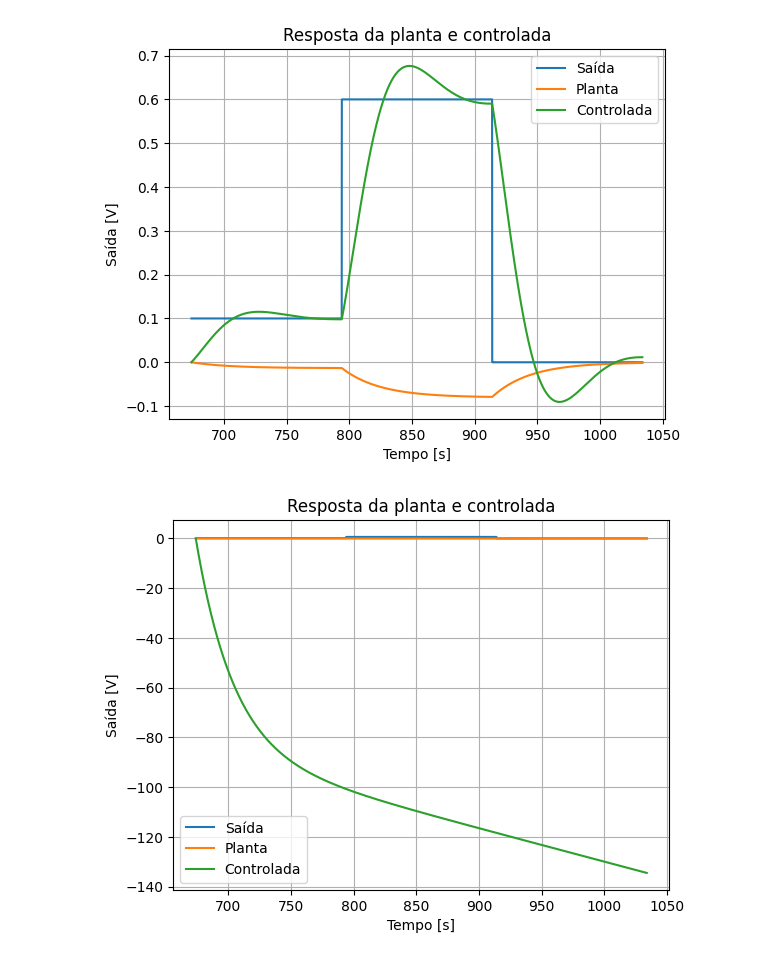
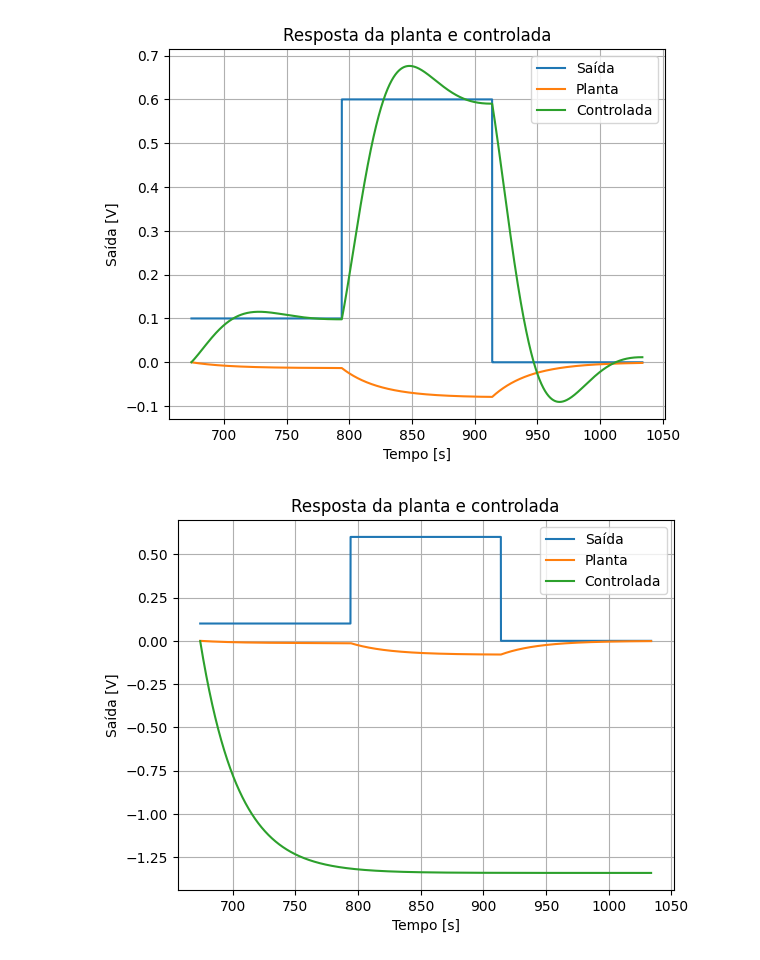
Before and after one commit to pedroivovasconcelos/laboratorio_de_controle_ii_chuveiro, a Jupyter notebook: control_calculator/Untitled3.ipynb, the cells around one changed output. Drawn from its saved outputs; the diff is of its cells as text; code cells hidden in the pictures.

```diff
--- a/control_calculator/Untitled3.ipynb
+++ b/control_calculator/Untitled3.ipynb
@@ -258,34 +258,34 @@ controlador_s = tf([kp*ti, kp], [ti, 0])
 # Discretizando a planta e o controlador
 ts = np.mean(np.diff(tempo))  # assumindo que tempo é o seu vetor de tempo
 
 planta_z = c2d(planta_s, ts, method='foh')
 controlador_z = c2d(controlador_s, ts, method='foh')
 
 # Criando o sistema em malha fechada
 system = feedback(series(controlador_z, planta_z), 1)
 
 # Simulando a resposta da planta e da planta controlada
 yout_planta, resposta_planta, xout_planta = lsim(planta_z, saida_interp, tempo_interp)
 
 # Simulando a resposta do controlador à entrada
 _, resposta_controlador, _ = lsim(controlador_z, saida_interp, tempo_interp)
 
-# Limitando os valores negativos a 0
-resposta_controlador = np.maximum(resposta_controlador, 0)
+# Limitando os valores da resposta do controlador entre 0 e 10
+resposta_controlador = np.clip(resposta_controlador, 0, 10)
 
 # Usando a saída limitada do controlador como entrada para o sistema
-yout_controlada, _, xout_controlada = lsim(planta_z, resposta_controlador, tempo_interp)
+yout_controlada, resposta_controlada, _ = lsim(planta_z, resposta_controlador, tempo_interp)
 
 # Plotando as respostas
 plt.figure()
 plt.plot(tempo_interp, saida_interp, label='Saída')
 plt.plot(tempo_interp, yout_planta, label='Planta')
 plt.plot(tempo_interp, yout_controlada, label='Controlada')
 plt.title('Resposta da planta e controlada')
 plt.xlabel('Tempo [s]')
 plt.ylabel('Saída [V]')
 plt.legend()
 plt.grid(True)
 plt.show()
 # %% [output]
-[figure, old version]
+[figure, new version]
```
